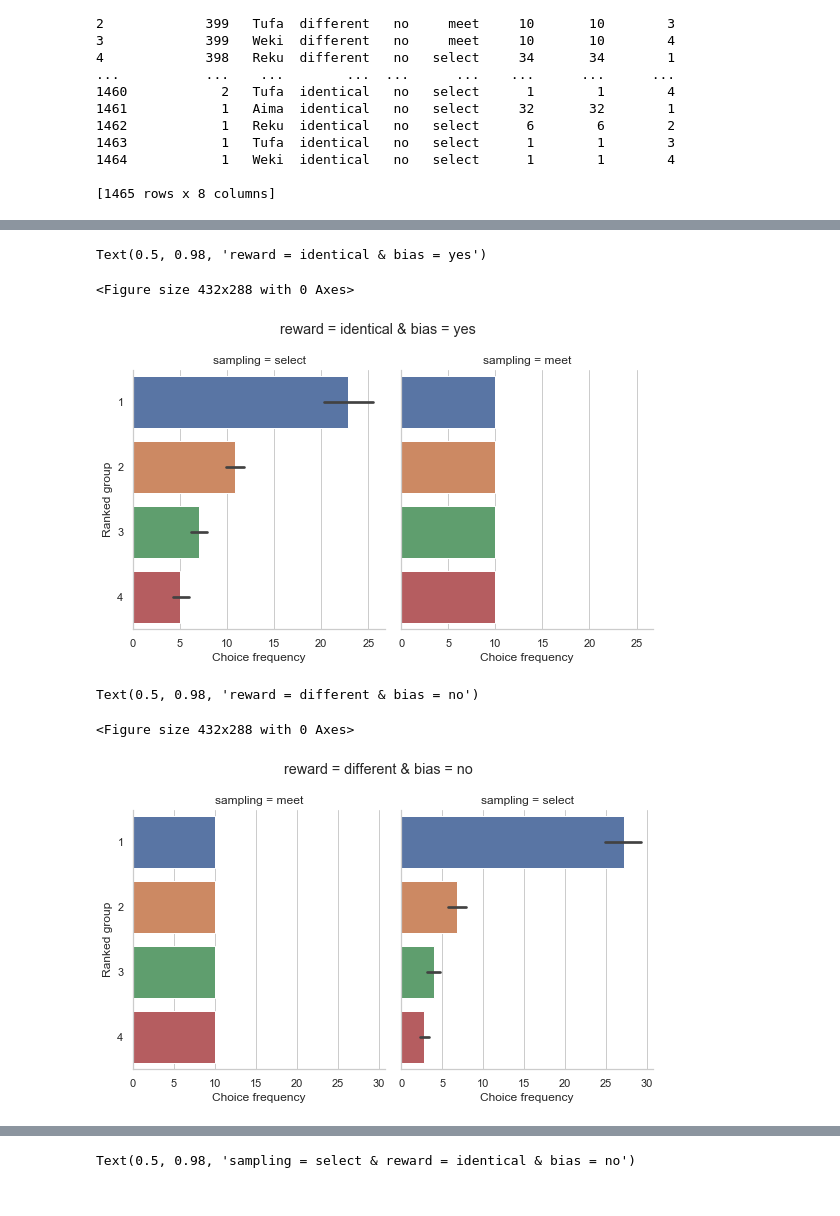
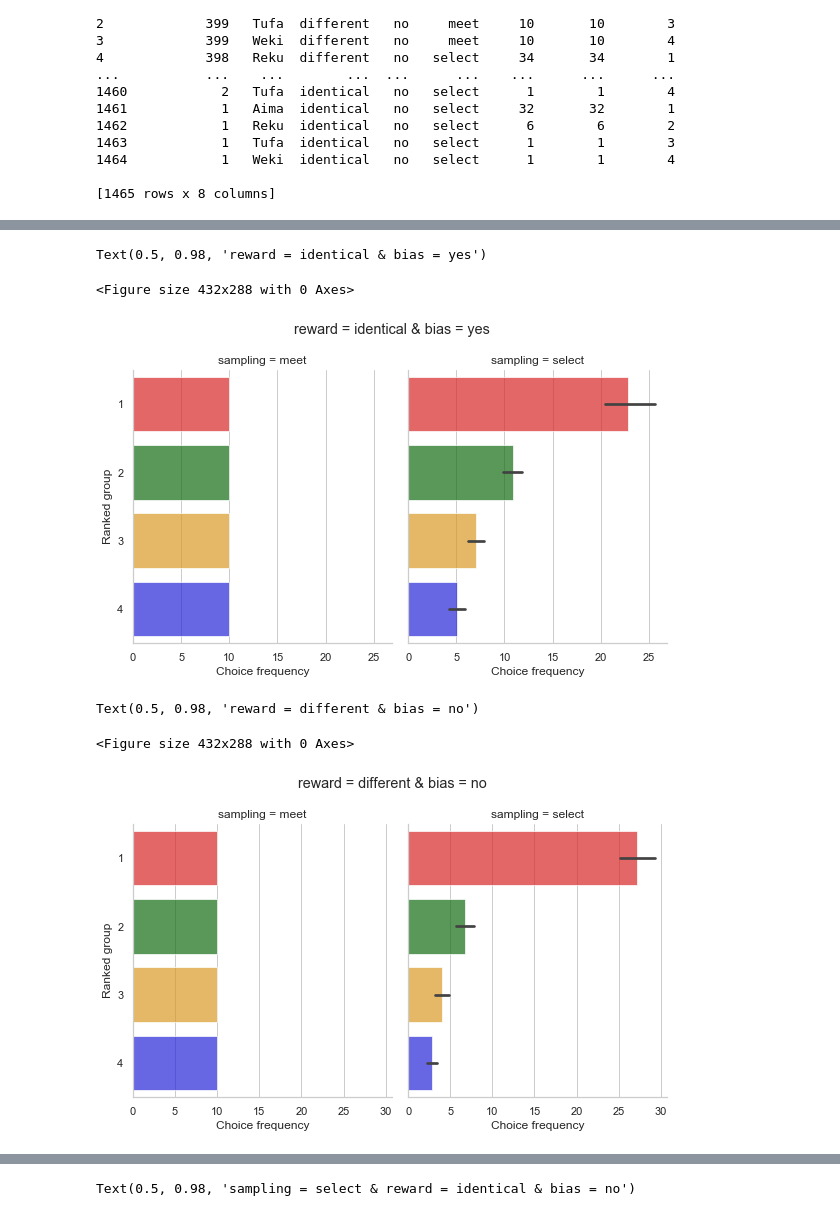
Before and after one commit to baixuechunzi/StereotypeBandit, a Jupyter notebook: experiment1.ipynb, the cells around one changed output, grey strips where cells are left out. Saved outputs shown, nothing was run; the diff lists cells and outputs as text; code cells hidden in the pictures.

```diff
--- a/experiment1.ipynb
+++ b/experiment1.ipynb
@@ -91,26 +88,27 @@ Text(0.5, 0.98, 'reward = identical & bias = no')
 # %%
 # data by condition
 this_df = reorder_choicedf.loc[(reorder_choicedf['reward'] == 'identical') & (reorder_choicedf['bias'] == 'yes')]
 
 # Initialize the figure
 sns.set(style="whitegrid", font_scale=1)
 sns.despine(bottom=True, left=True)
 
 # Main plot
 g = sns.catplot(y="reorder",x="choice1",col='sampling',
                 data=this_df, kind="bar", orient="h",
-                height=5, aspect=.8);
+                height=5, aspect=.8, saturation=.7,
+                alpha=.7, col_order=['meet','select'], palette=['red','green','orange','blue']);
 # Change labels
 g.set_xlabels('Choice frequency')
 g.set_ylabels('Ranked group')
 
 # Add title
 plt.subplots_adjust(top=0.85)
 g.fig.suptitle('reward = identical & bias = yes')
 # %% [output]
 Text(0.5, 0.98, 'reward = identical & bias = yes')
 <Figure size 432x288 with 0 Axes>
-[figure, old version]
+[figure, new version]
 # %%
 # data by condition
 this_df = reorder_choicedf.loc[(reorder_choicedf['reward'] == 'different') & (reorder_choicedf['bias'] == 'no')]
@@ -122,7 +120,8 @@ sns.despine(bottom=True, left=True)
 # Main plot
 g = sns.catplot(y="reorder",x="choice1",col='sampling',
                 data=this_df, kind="bar", orient="h",
-                height=5, aspect=.8);
+                height=5, aspect=.8, saturation=.7,
+                alpha=.7, col_order=['meet','select'], palette=['red','green','orange','blue']);
 # Change labels
 g.set_xlabels('Choice frequency')
 g.set_ylabels('Ranked group')
@@ -133,7 +132,7 @@ g.fig.suptitle('reward = different & bias = no')
 # %% [output]
 Text(0.5, 0.98, 'reward = different & bias = no')
 <Figure size 432x288 with 0 Axes>
-[figure, old version]
+[figure, new version]
 # %%
 # data by condition
 this_df = reorder_choicedf.loc[(reorder_choicedf['reward'] == 'different') & (reorder_choicedf['bias'] == 'yes')]
```
Also changed, not shown: parts of 8 cells of this notebook, 2 other files.
